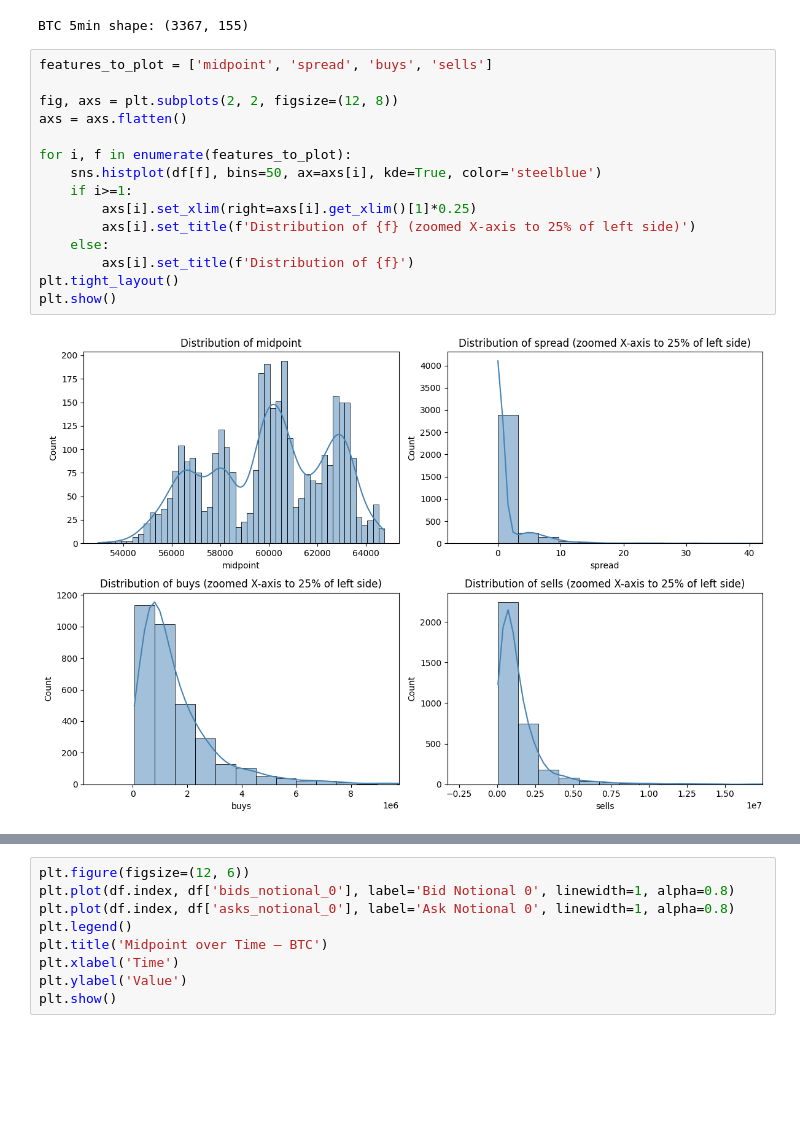
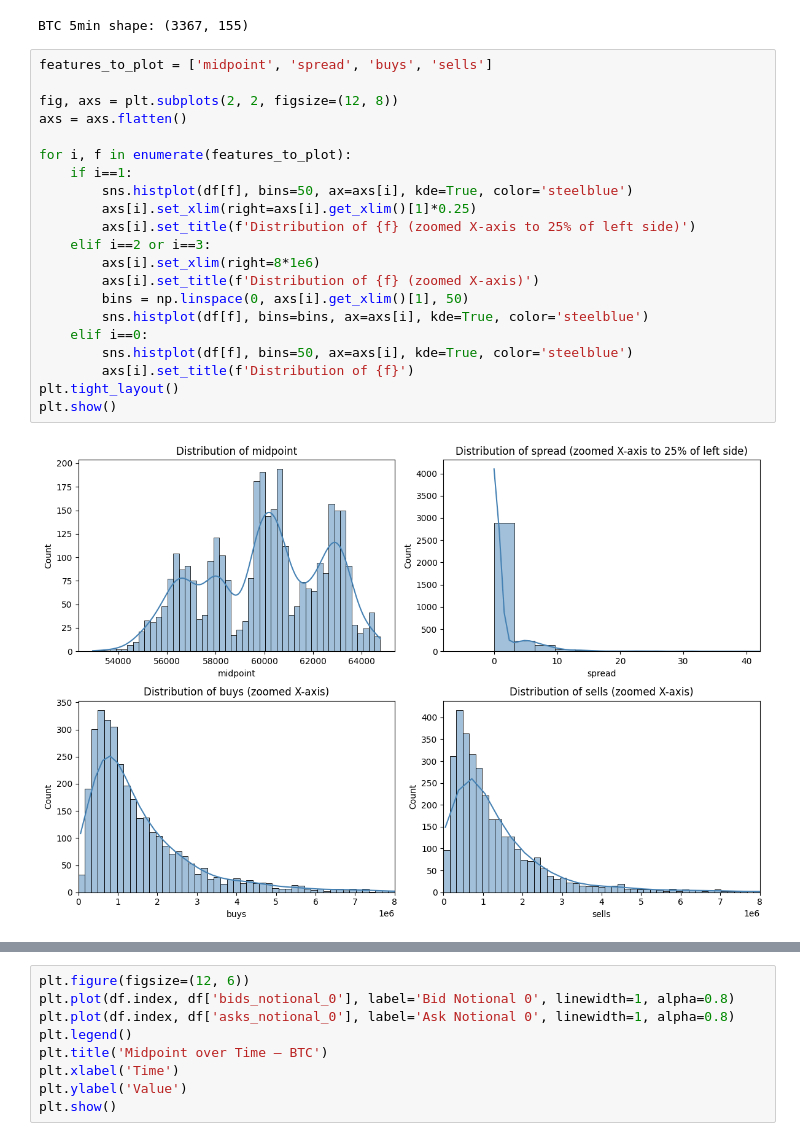
Before and after one commit to vitalii-novikov/Graph_Neural_Network_for_Market_Microstructure, a Jupyter notebook: EDA_notebooks/EDA_BTC_5min.ipynb, the cells around one changed output, grey strips where cells are left out. Saved outputs shown, nothing was run; the diff lists cells and outputs as text; blank space fills up the shorter version.

```diff
--- a/EDA_BTC_5min.ipynb
+++ b/EDA_notebooks/EDA_BTC_5min.ipynb
@@ -290,17 +290,23 @@ BTC 5min shape: (3367, 155)
 # %%
 features_to_plot = ['midpoint', 'spread', 'buys', 'sells']
 
 fig, axs = plt.subplots(2, 2, figsize=(12, 8))
 axs = axs.flatten()
 
 for i, f in enumerate(features_to_plot):
-    sns.histplot(df[f], bins=50, ax=axs[i], kde=True, color='steelblue')
-    if i>=1:
+    if i==1:
+        sns.histplot(df[f], bins=50, ax=axs[i], kde=True, color='steelblue')
         axs[i].set_xlim(right=axs[i].get_xlim()[1]*0.25)
         axs[i].set_title(f'Distribution of {f} (zoomed X-axis to 25% of left side)')
-    else:
+    elif i==2 or i==3:
+        axs[i].set_xlim(right=8*1e6)
+        axs[i].set_title(f'Distribution of {f} (zoomed X-axis)')
+        bins = np.linspace(0, axs[i].get_xlim()[1], 50)
+        sns.histplot(df[f], bins=bins, ax=axs[i], kde=True, color='steelblue')
+    elif i==0:
+        sns.histplot(df[f], bins=50, ax=axs[i], kde=True, color='steelblue')
         axs[i].set_title(f'Distribution of {f}')
 plt.tight_layout()
 plt.show()
 # %% [output]
-[figure, old version]
+[figure, new version]
```
Also changed, not shown: parts of 18 cells of this notebook, 10 other files.
